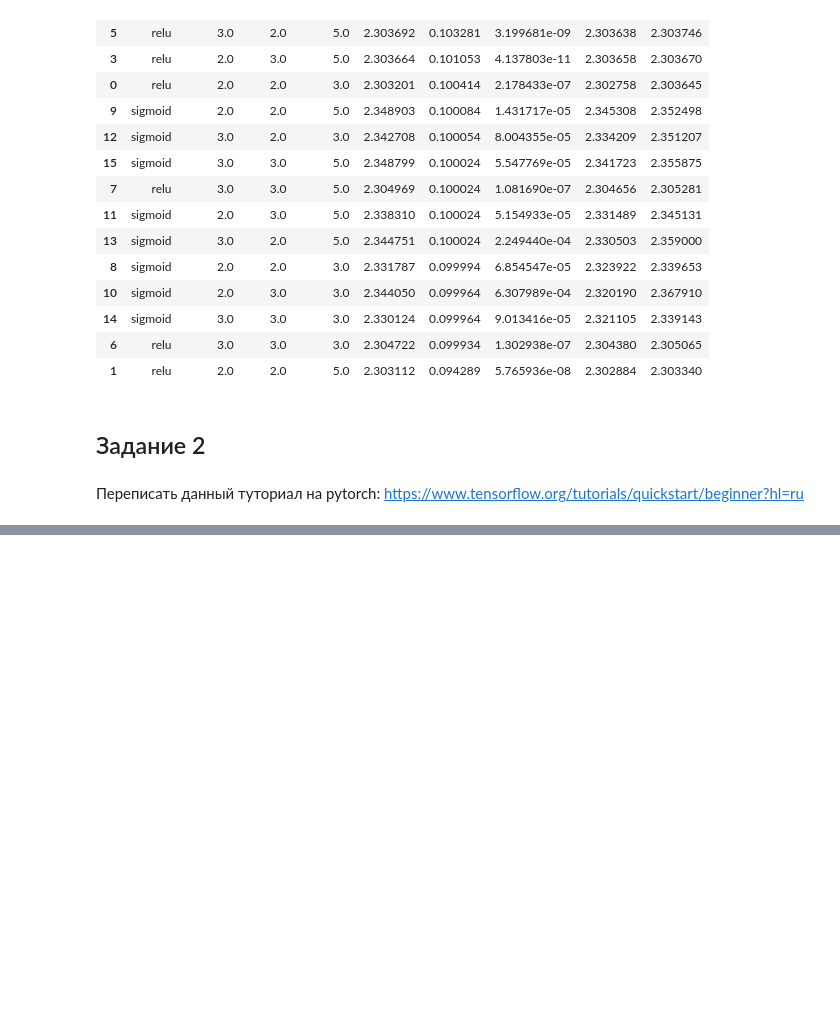
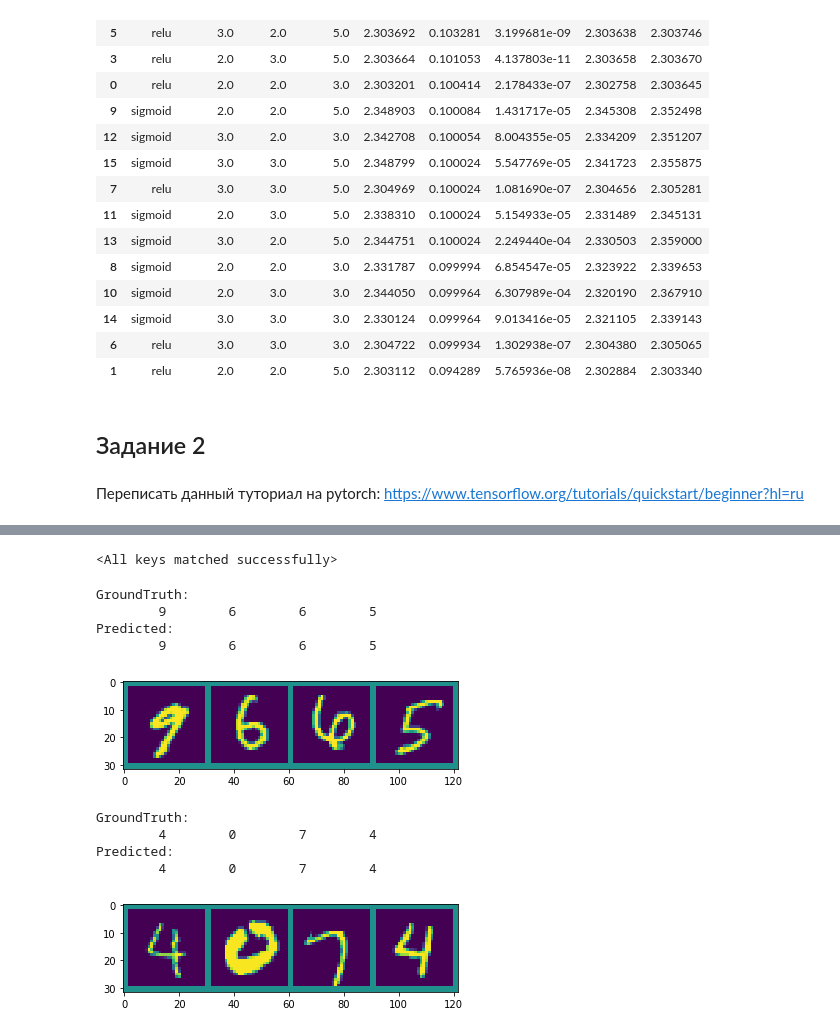
Before and after one commit to VitalyGladyshev/gb_pytorch, a Jupyter notebook: pytorch_hw_01.ipynb, the cells around one changed output, grey strips where cells are left out. Saved outputs shown, nothing was run; the diff lists cells and outputs as text; code cells hidden in the pictures; blank space fills up the shorter version.

```diff
--- a/pytorch_hw_01.ipynb
+++ b/pytorch_hw_01.ipynb
@@ -1084,0 +1286,10 @@ search_top.summary_data.sort_values('accuracy', ascending=False)
+# %%
+#!M
+criterion = nn.CrossEntropyLoss()
+optimizer = optim.Adam(net.parameters(), lr=0.0001)
+# %%
+#!M
+mnist_train_loader_i1 = torch.utils.data.DataLoader(mnist_train,
+                                                    batch_size=1,
+                                                    shuffle=True,
+                                                    num_workers=thr_num)
@@ -1084,0 +1348,41 @@ search_top.summary_data.sort_values('accuracy', ascending=False)
+# %%
+#!M
+path_ms = f'./mnist_simplenet.pth'
+torch.save(net.state_dict(), path_ms)
+# %%
+#!M
+net = SimpleNet()
+
+net.load_state_dict(torch.load(path_ms))
+# %% [output]
+<All keys matched successfully>
+# %%
+#!M
+data_iter = iter(mnist_test_loader)
+[data_iter.next() for i in range(5)]
+
+for i in range(2):
+    images, labels = data_iter.next()
+
+    outputs = net(images)
+
+    imgs = torchvision.utils.make_grid(images)
+    gray_image = cv2.cvtColor(imgs.permute(1, 2, 0).numpy(), cv2.COLOR_BGR2GRAY)
+
+    print('GroundTruth:\n', ' '.join('%8s' % classes[labels[j]] for j in range(4)))
+
+    _, predicted = torch.max(outputs, 1)
+    print('Predicted:\n', ' '.join('%8s' % classes[predicted[j]] for j in range(4)))
+    plt.imshow(gray_image)
+    plt.show()
+# %% [output]
+GroundTruth:
+        9        6        6        5
+Predicted:
+        9        6        6        5
+[figure, added]
+GroundTruth:
+        4        0        7        4
+Predicted:
+        4        0        7        4
+[figure, added]
```
Also changed, not shown: parts of 15 cells of this notebook.
